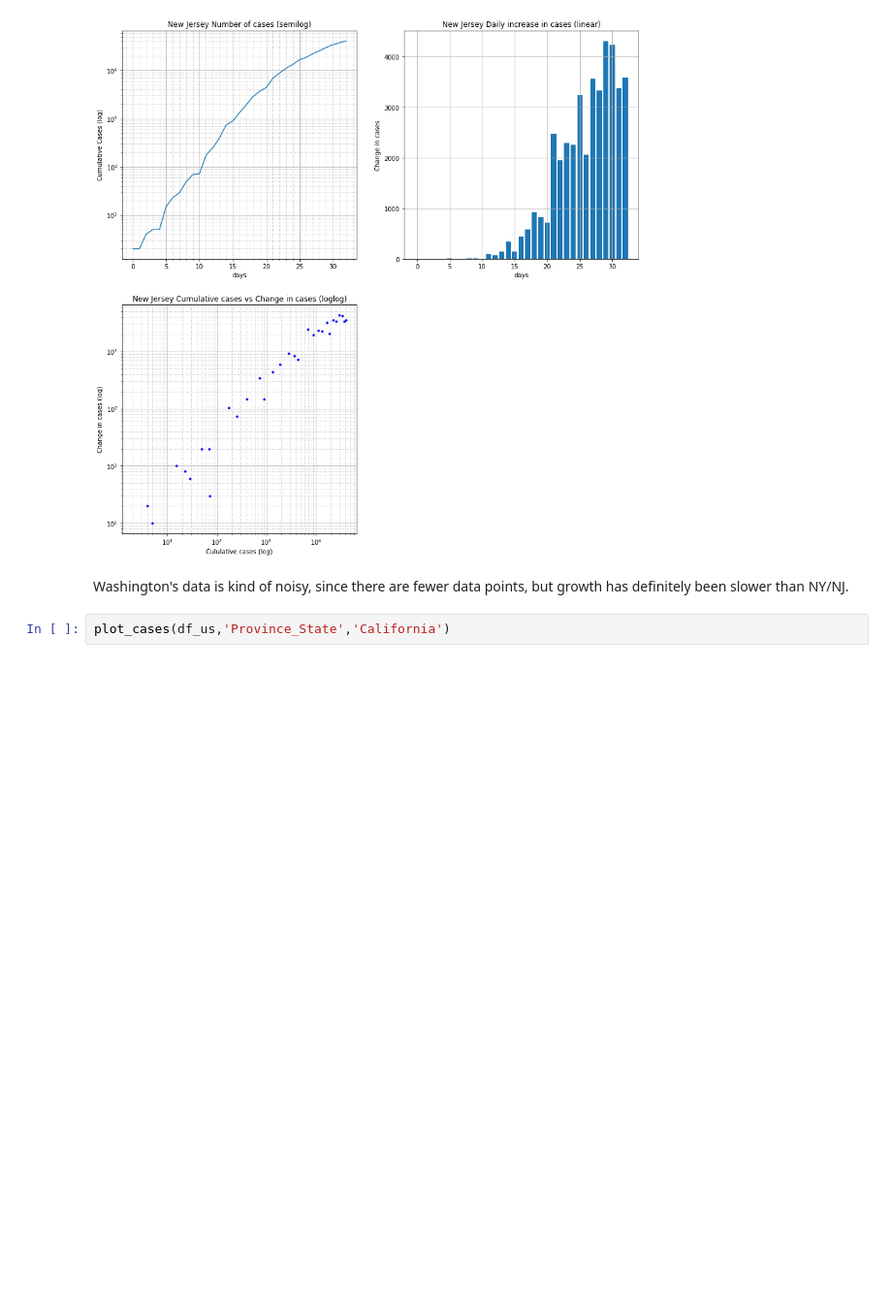
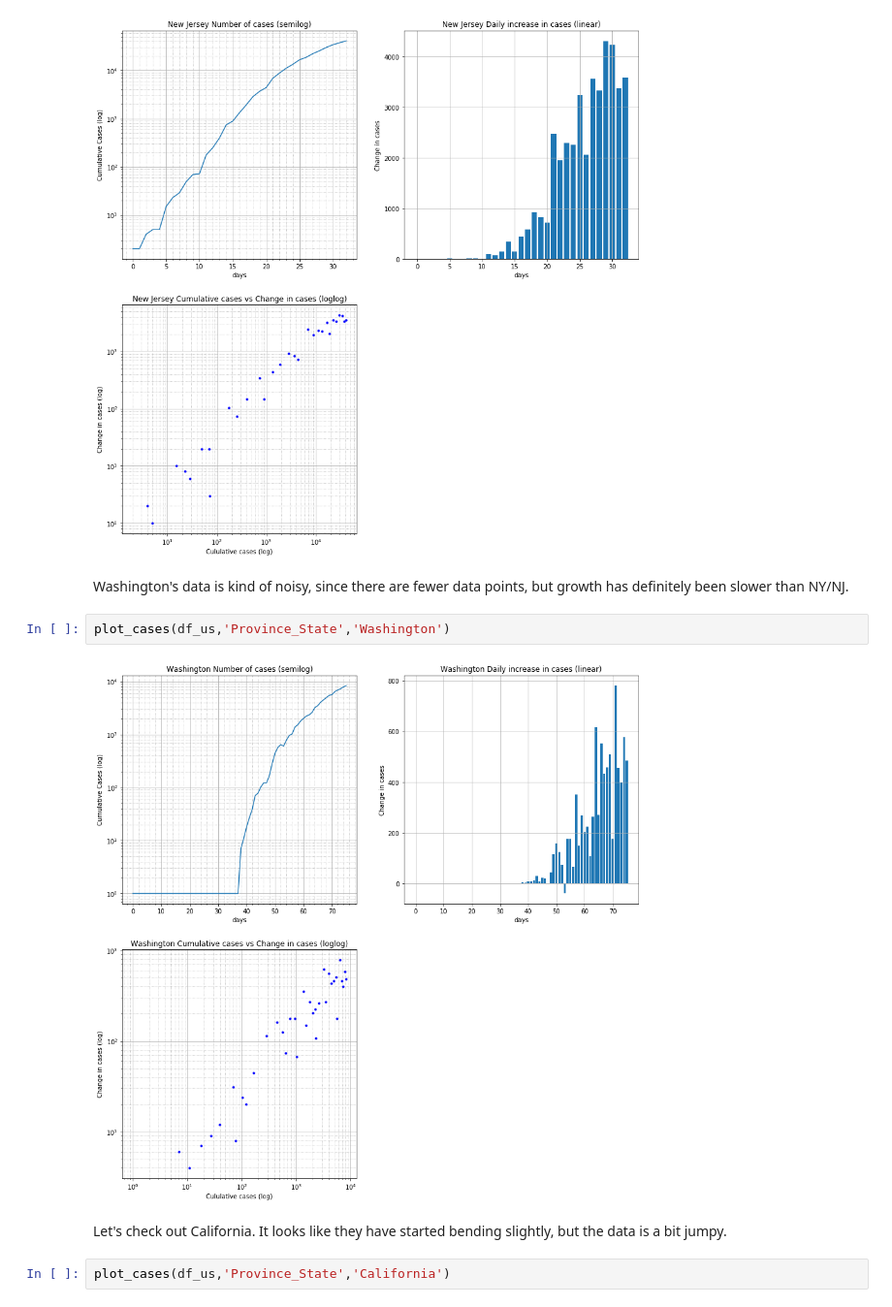
Before and after one commit to tonytriolo/covid, a Jupyter notebook: covid_analysis.ipynb, the cells around one changed output. Shown at 97% size. Drawn from its saved outputs; the diff is of its cells as text; blank space fills up the shorter version.

```diff
--- a/covid_analysis.ipynb
+++ b/covid_analysis.ipynb
@@ -143,6 +143,12 @@ plot_cases(df_us,'Province_State','New Jersey')
 [figure]
 # %% [markdown]
 Washington's data is kind of noisy, since there are fewer data points, but growth has definitely been slower than NY/NJ.
+# %%
+plot_cases(df_us,'Province_State','Washington')
+# %% [output]
+[figure, added]
+# %% [markdown]
+Let's check out California. It looks like they have started bending slightly, but the data is a bit jumpy.
 # %%
 plot_cases(df_us,'Province_State','California')
 # %% [output]
```
Also changed, not shown: parts of 1 cell of this notebook.
